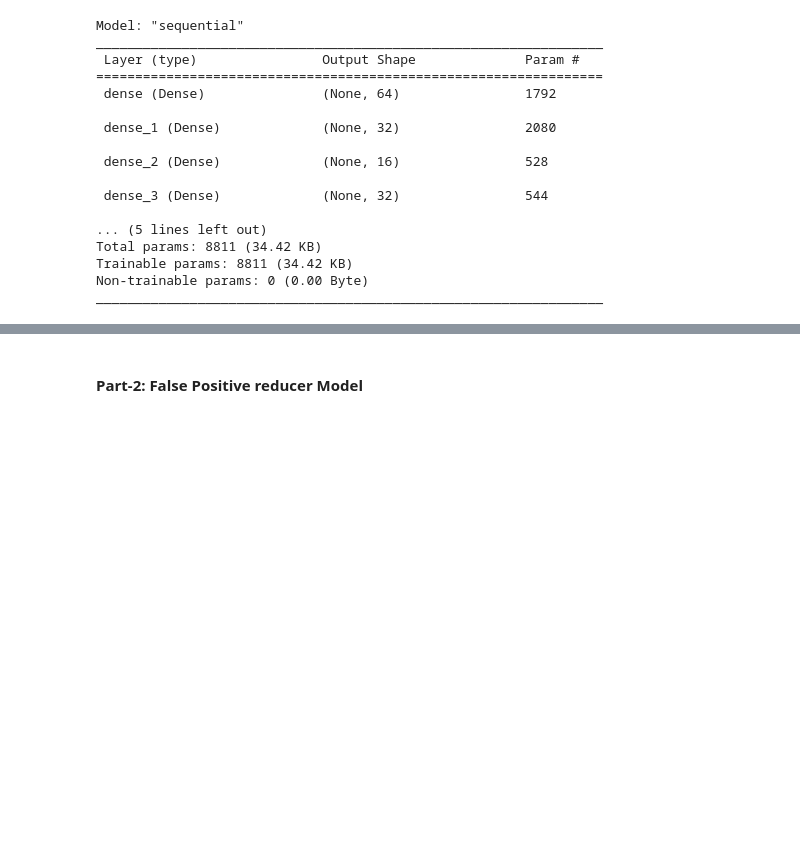
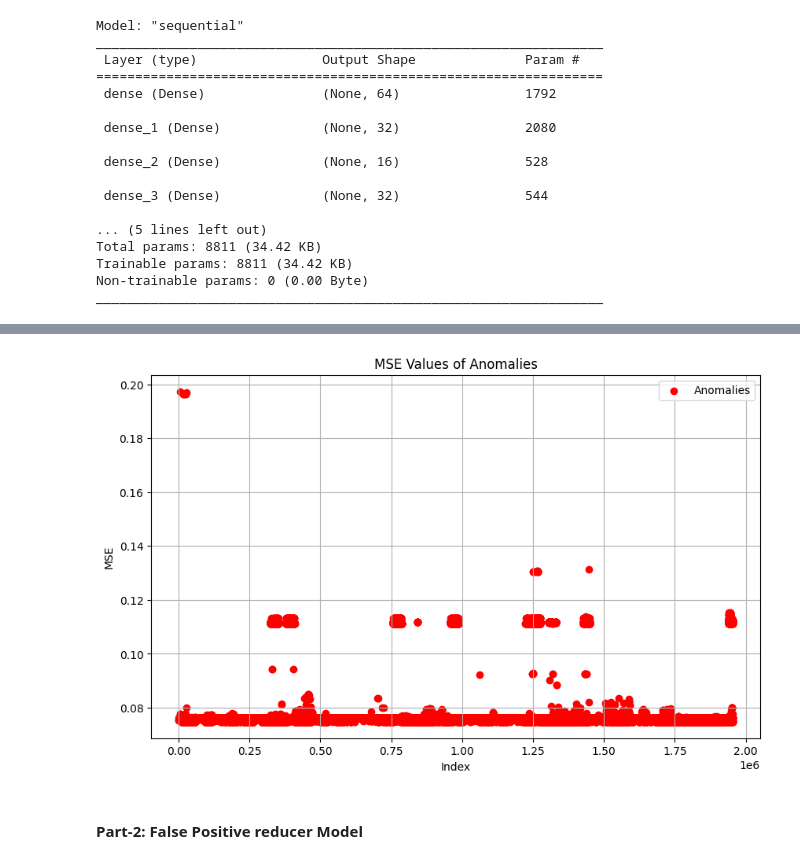
Before and after one commit to Likhon-AI/Anomaly-Detection-Credit-Transaction, a Jupyter notebook: auto_encoder.ipynb, the cells around one changed output, grey strips where cells are left out. Cells and saved outputs as stored; diff of their text form; code cells hidden in the pictures; blank space fills up the shorter version.

```diff
--- a/auto_encoder.ipynb
+++ b/auto_encoder.ipynb
@@ -374,3 +401,17 @@ plt.show()
+# %%
+mse_values = list(anomalies_dict.values())
+
+# Plot the MSE values against the indices
+plt.figure(figsize=(10, 6))
+plt.scatter(anomalies_indices, mse_values, color='red', label='Anomalies')
+plt.xlabel('Index')
+plt.ylabel('MSE')
+plt.title('MSE Values of Anomalies')
+plt.legend()
+plt.grid(True)
+plt.show()
+# %% [output]
+[figure, added]
 # %% [markdown]
 #### Part-2: False Positive reducer Model
 # %% [markdown]
```
Also changed, not shown: parts of 21 cells of this notebook, 1 other file.
